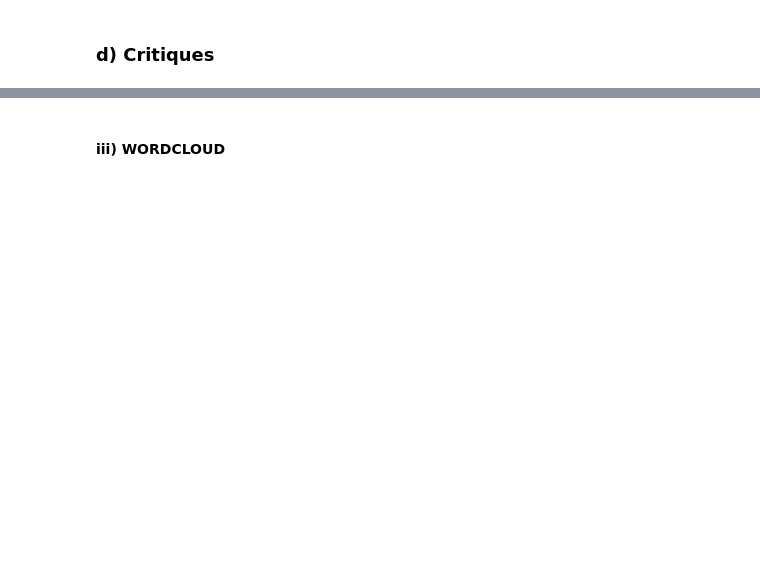
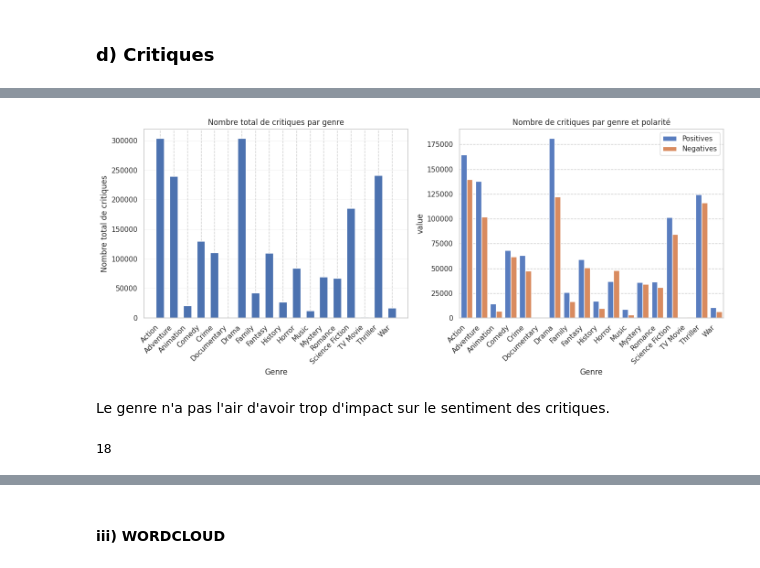
Before and after one commit to mass2330/python_ds_film, a Jupyter notebook: notebook_final.ipynb, the cells around one changed output, grey strips where cells are left out. Drawn from its saved outputs; the diff is of its cells as text; code cells hidden in the pictures; blank space fills up the shorter version.

```diff
--- a/notebook_final.ipynb
+++ b/notebook_final.ipynb
@@ -1778,0 +1804,58 @@ NameError: name 'df_critiques' is not defined
+# %%
+# Fusionnez les deux DataFrames sur la colonne 'id_allocine'
+merged_df = pd.merge(df_critiques_modif, df_modified, on='id_allocine')
+
+# Calculez le nombre total de critiques par genre
+genre_counts = merged_df.iloc[:, 26:44].groupby(merged_df['id_allocine']).sum()
+
+# Sommez les valeurs de chaque genre pour obtenir le total de critiques par genre
+total_critiques_par_genre = genre_counts.sum()
+
+# Créez un graphique à barres pour représenter le nombre total de critiques par genre
+plt.figure(figsize=(14, 6))  # Ajustez la taille de la figure
+plt.subplot(1, 2, 1)  # Créez le premier sous-graphique
+plt.bar(total_critiques_par_genre.index, total_critiques_par_genre.values, width=0.6)
+plt.xticks(rotation=45, ha='right')  # Rotation des étiquettes pour améliorer la lisibilité
+plt.grid(axis='y', which='both', linestyle='dotted', linewidth=0.5)
+plt.xlabel('Genre')
+plt.ylabel('Nombre total de critiques')
+plt.title('Nombre total de critiques par genre')
+
+# Calculez le nombre total de critiques par genre
+genre_counts = merged_df.iloc[:, 26:44].groupby(merged_df['id_allocine']).sum()
+
+# Calculez le nombre de critiques positives et négatives par genre
+positives_par_genre = merged_df[merged_df['Polarité_réelle'] == 1].iloc[:, 26:44].sum()
+negatives_par_genre = merged_df[merged_df['Polarité_réelle'] == 0].iloc[:, 26:44].sum()
+
+# Créez un DataFrame pour les données
+data = pd.DataFrame({
+    'Genre': genre_counts.columns,
+    'Positives': positives_par_genre.values,
+    'Negatives': negatives_par_genre.values
+})
+
+# Utilisez Seaborn pour créer un graphique à barres groupé
+plt.subplot(1, 2, 2)  # Créez le deuxième sous-graphique
+sns.set(style="whitegrid", rc={"grid.linestyle": "--"})
+plot = sns.barplot(x='Genre', y='value', hue='variable', data=pd.melt(data, id_vars='Genre'), palette="muted")
+plt.xticks(rotation=45, ha='right')
+
+# Décalez la légende de l'axe des x
+plot.legend(loc='upper right')
+
+plt.title('Nombre de critiques par genre et polarité')
+
+# Ajustez l'espacement entre les deux sous-graphiques
+plt.tight_layout()
+
+plt.show()
+# %% [output]
+[figure, added]
+# %% [markdown]
+Le genre n'a pas l'air d'avoir trop d'impact sur le sentiment des critiques.
+# %%
+ind_colonne = df_modified.columns.get_loc("Action")
+ind_colonne
+# %% [output]
+18
```
Also changed, not shown: parts of 21 cells of this notebook, 1 other file.
